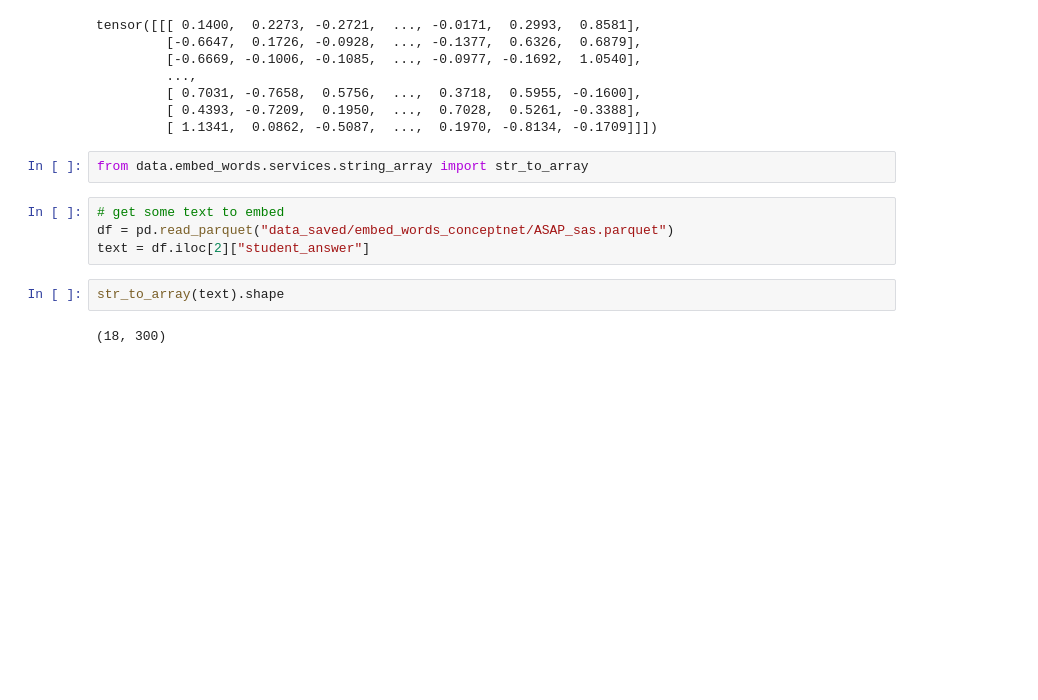
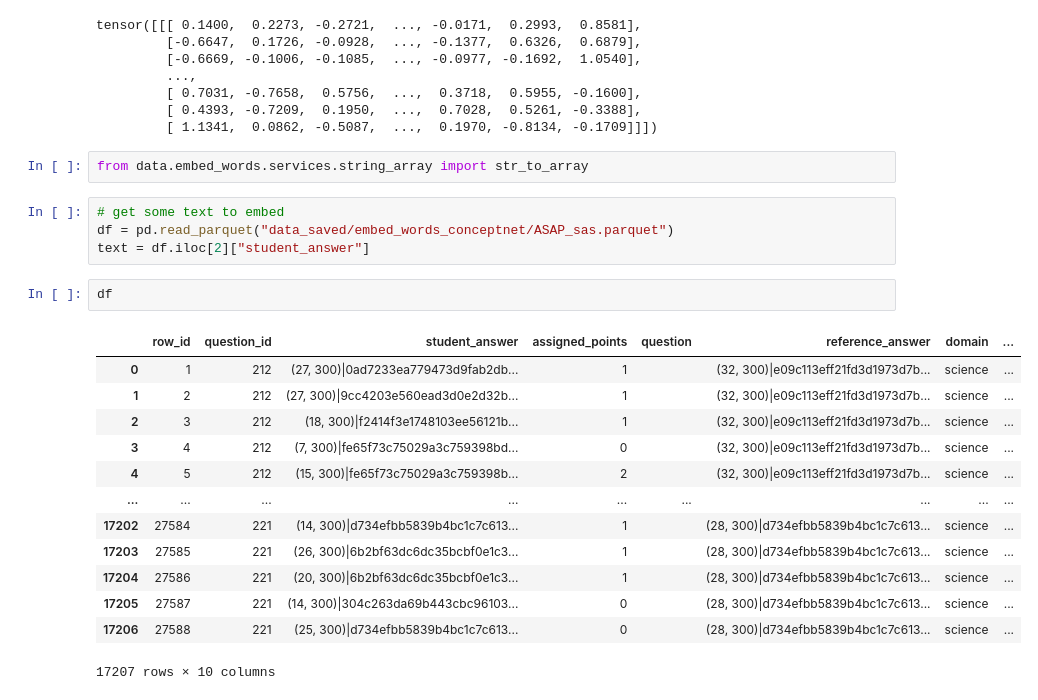
Before and after one commit to OlafVrijmoet/Thesis, a Jupyter notebook: for_testing.ipynb, the cells around one changed output. Drawn from its saved outputs; the diff is of its cells as text; blank space fills up the shorter version.

```diff
--- a/for_testing.ipynb
+++ b/for_testing.ipynb
@@ -389,7 +389,19 @@ from data.embed_words.services.string_array import str_to_array
 # get some text to embed
 df = pd.read_parquet("data_saved/embed_words_conceptnet/ASAP_sas.parquet")
 text = df.iloc[2]["student_answer"]
-# %%
-str_to_array(text).shape
-# %% [output]
-(18, 300)
+# %%
+df
+# %% [output]
+|  | row_id | question_id | student_answer | assigned_points | question | reference_answer | domain | ... |
+| 0 | 1 | 212 | (27, 300)|0ad7233ea779473d9fab2db... | 1 |  | (32, 300)|e09c113eff21fd3d1973d7b... | science | ... |
+| 1 | 2 | 212 | (27, 300)|9cc4203e560ead3d0e2d32b... | 1 |  | (32, 300)|e09c113eff21fd3d1973d7b... | science | ... |
+| 2 | 3 | 212 | (18, 300)|f2414f3e1748103ee56121b... | 1 |  | (32, 300)|e09c113eff21fd3d1973d7b... | science | ... |
+| 3 | 4 | 212 | (7, 300)|fe65f73c75029a3c759398bd... | 0 |  | (32, 300)|e09c113eff21fd3d1973d7b... | science | ... |
+| 4 | 5 | 212 | (15, 300)|fe65f73c75029a3c759398b... | 2 |  | (32, 300)|e09c113eff21fd3d1973d7b... | science | ... |
+| ... | ... | ... | ... | ... | ... | ... | ... | ... |
+| 17202 | 27584 | 221 | (14, 300)|d734efbb5839b4bc1c7c613... | 1 |  | (28, 300)|d734efbb5839b4bc1c7c613... | science | ... |
+| 17203 | 27585 | 221 | (26, 300)|6b2bf63dc6dc35bcbf0e1c3... | 1 |  | (28, 300)|d734efbb5839b4bc1c7c613... | science | ... |
+| 17204 | 27586 | 221 | (20, 300)|6b2bf63dc6dc35bcbf0e1c3... | 1 |  | (28, 300)|d734efbb5839b4bc1c7c613... | science | ... |
+| 17205 | 27587 | 221 | (14, 300)|304c263da69b443cbc96103... | 0 |  | (28, 300)|d734efbb5839b4bc1c7c613... | science | ... |
+| 17206 | 27588 | 221 | (25, 300)|d734efbb5839b4bc1c7c613... | 0 |  | (28, 300)|d734efbb5839b4bc1c7c613... | science | ... |
+17207 rows × 10 columns
```
Also changed, not shown: 7 other files.
